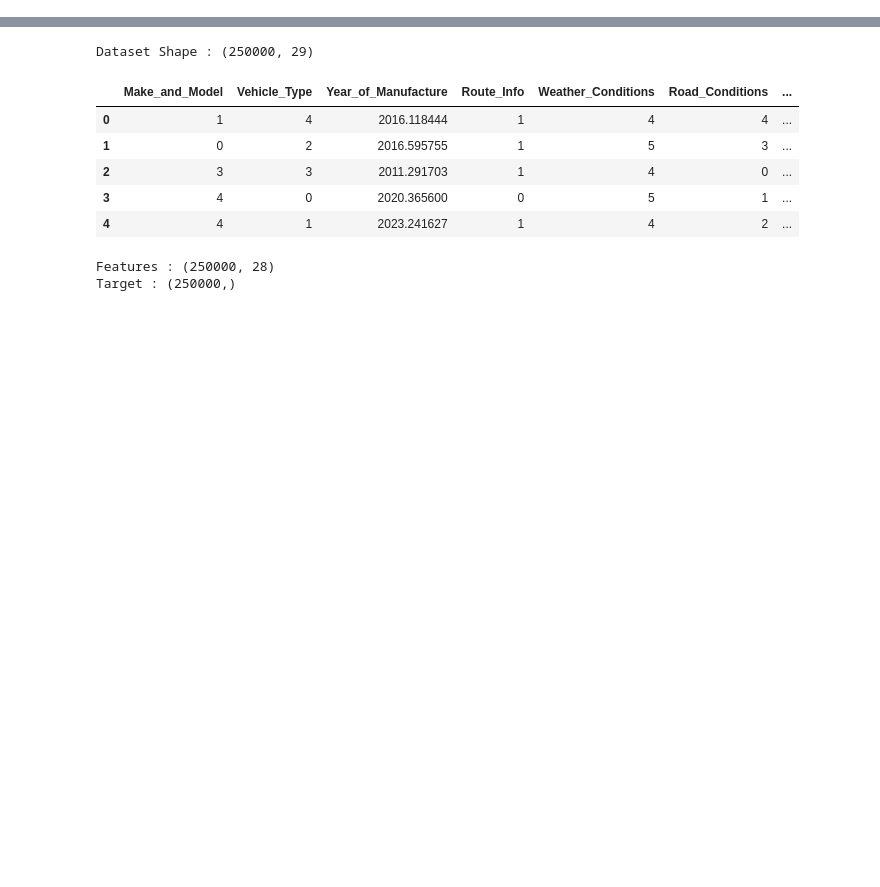
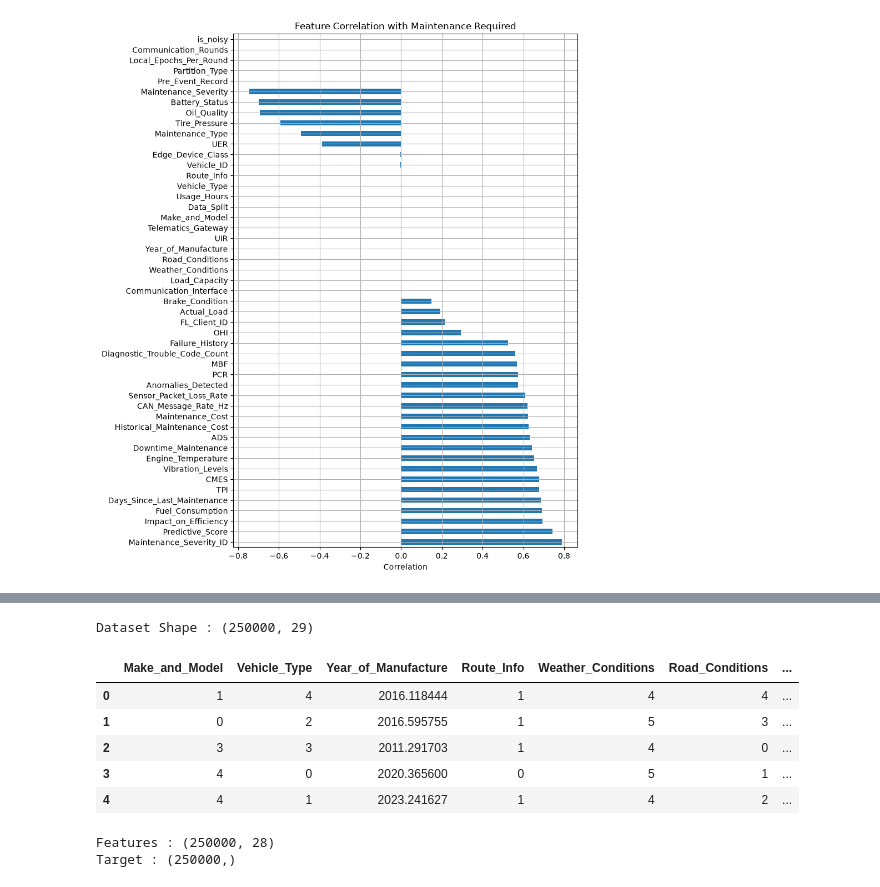
Before and after one commit to Ragavik31/Predictive-vehicle-maintenance-with-road-analysis, a Jupyter notebook: Model/03_Feature_Selection.ipynb, the cells around one changed output, grey strips where cells are left out. Drawn from its saved outputs; the diff is of its cells as text; code cells hidden in the pictures; blank space fills up the shorter version.

Commit message:
Update FleetGuard AI: refined notebooks, figures, backend endpoints, and frontend dashboard

```diff
--- a/Model/04_Feature_Selection.ipynb
+++ b/Model/03_Feature_Selection.ipynb
@@ -0,0 +10,7 @@
+# %%
+import pandas as pd
+
+df = pd.read_csv("data/processed/preprocessed_dataset.csv")
+
+print("Dataset Shape:", df.shape)
+df.head()
@@ -0,0 +26,9 @@
+# %%
+corr = df.corr(numeric_only=True)
+
+target_corr = (
+    corr["Maintenance_Required"]
+    .sort_values(ascending=False)
+)
+
+target_corr
@@ -0,0 +53,14 @@
+# %%
+import matplotlib.pyplot as plt
+
+plt.figure(figsize=(8,12))
+
+target_corr.drop("Maintenance_Required").plot(kind="barh")
+
+plt.title("Feature Correlation with Maintenance Required")
+plt.xlabel("Correlation")
+plt.grid(True)
+
+plt.show()
+# %% [output]
+[figure, added]
```
Also changed, not shown: parts of 9 cells of this notebook, 53 other files.
